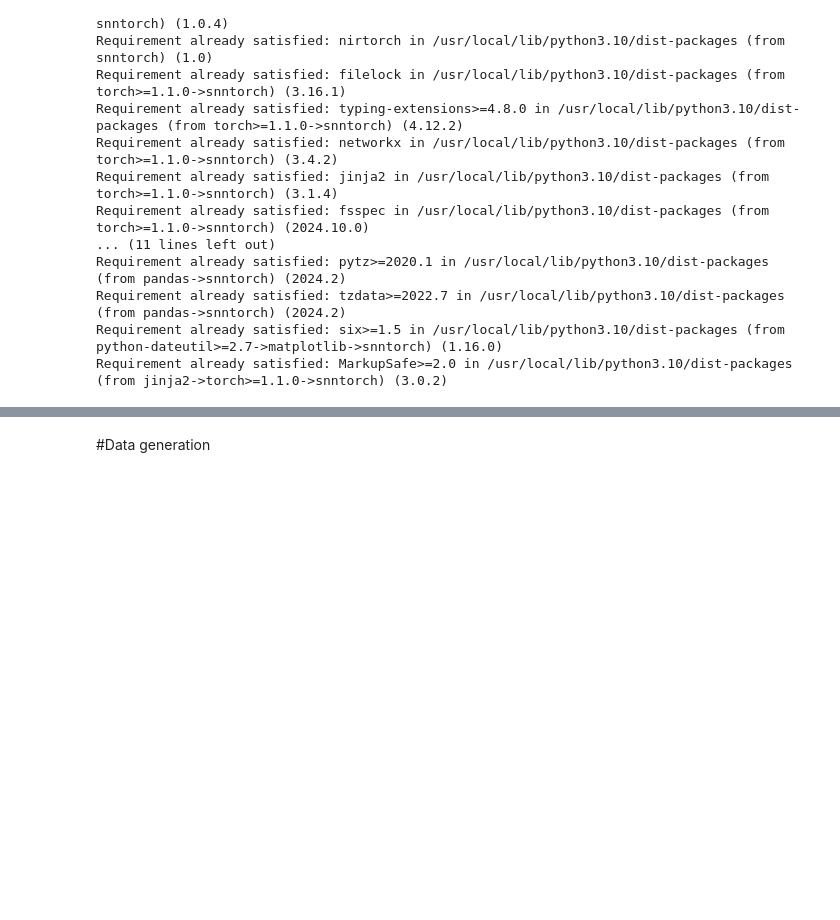
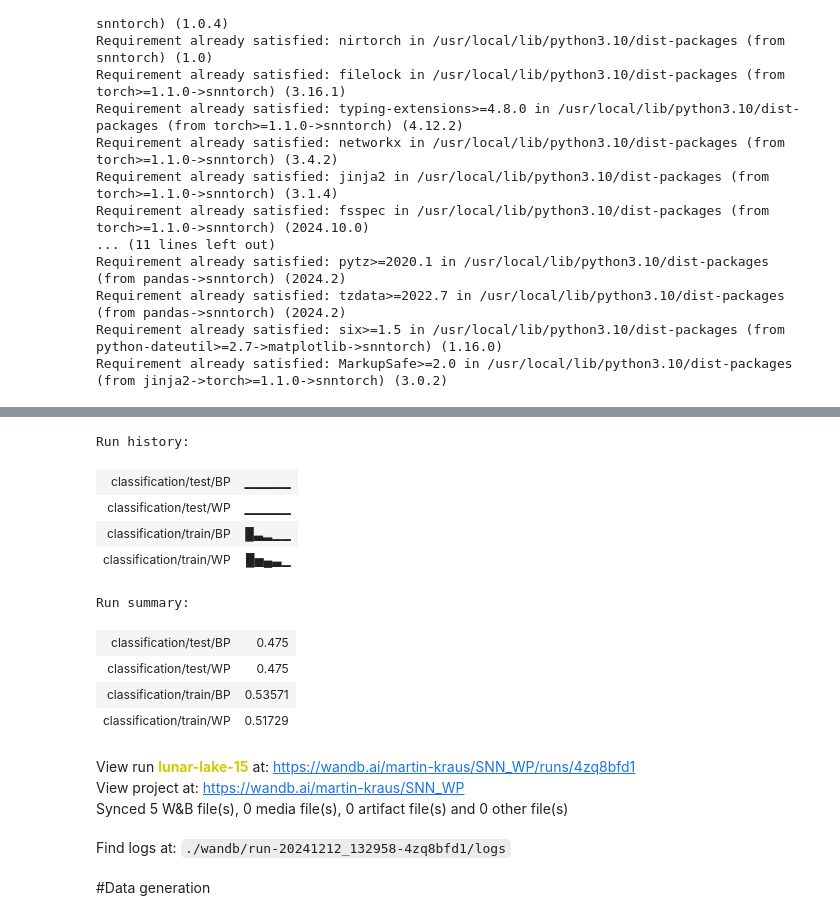
Before and after one commit to ellahas/snn-wp, a Jupyter notebook: SNN_WP_classification.ipynb, the cells around one changed output, grey strips where cells are left out. Cells and saved outputs as stored; diff of their text form; code cells hidden in the pictures; blank space fills up the shorter version.

Commit message:
Add changes on Classification file for Wandb

```diff
--- a/SNN_WP_classification.ipynb
+++ b/SNN_WP_classification.ipynb
@@ -376,3 +415,20 @@ plt.show()
+# %%
+wandb.finish()
+# %% [output]
+Run history:
+| classification/test/BP | ▁▁▁▁▁ |
+| classification/test/WP | ▁▁▁▁▁ |
+| classification/train/BP | █▃▂▁▁ |
+| classification/train/WP | █▅▄▃▁ |
+Run summary:
+| classification/test/BP | 0.475 |
+| classification/test/WP | 0.475 |
+| classification/train/BP | 0.53571 |
+| classification/train/WP | 0.51729 |
+View run lunar-lake-15 at: https://wandb.ai/martin-kraus/SNN_WP/runs/4zq8bfd1
+View project at: https://wandb.ai/martin-kraus/SNN_WP
+Synced 5 W&B file(s), 0 media file(s), 0 artifact file(s) and 0 other file(s)
+Find logs at: ./wandb/run-20241212_132958-4zq8bfd1/logs
 # %% [markdown]
 #Data generation
 # %%
```
Also changed, not shown: parts of 10 cells of this notebook.
